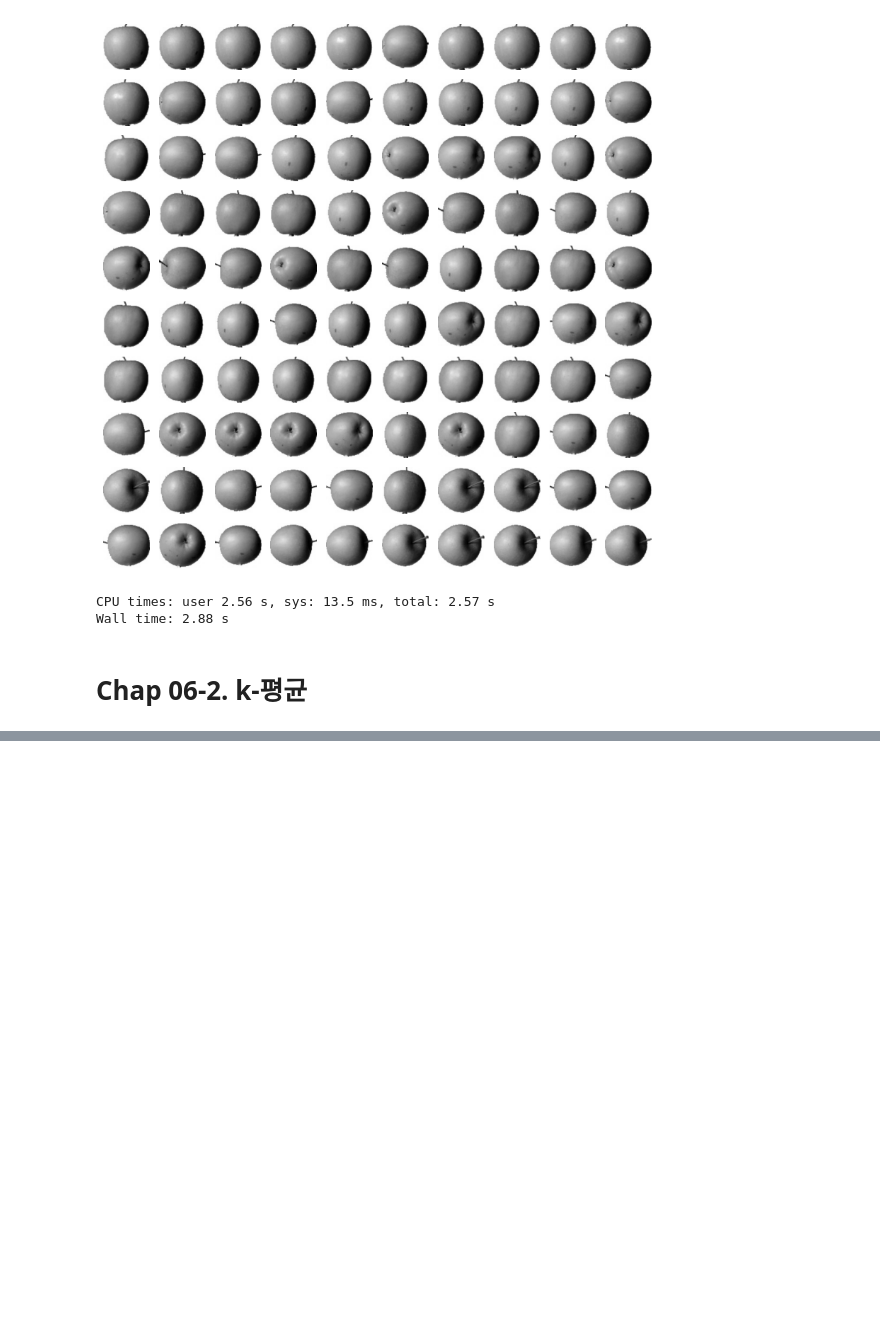
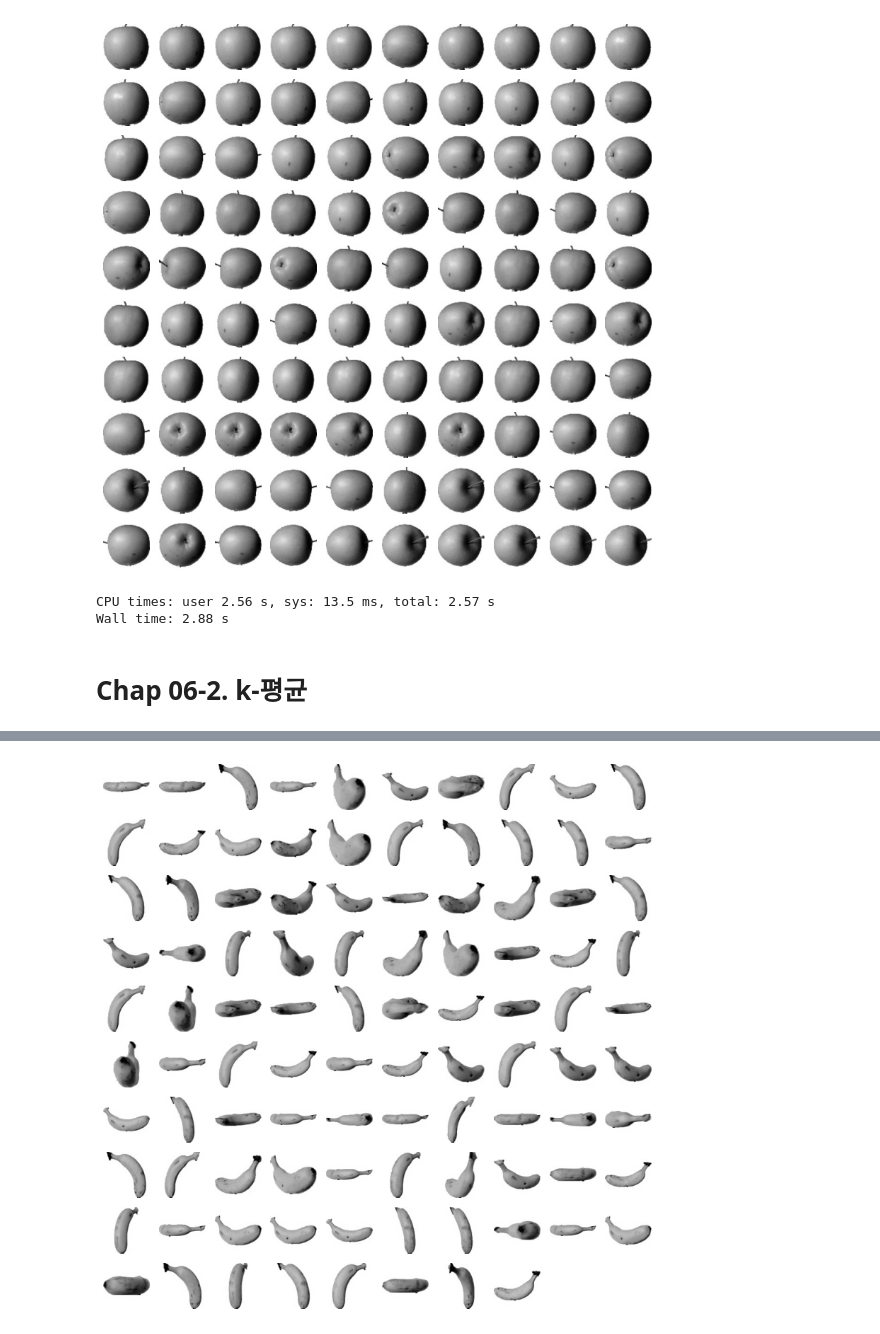
Before and after one commit to peenball/Books, a Jupyter notebook: 혼자_공부하는_머신러닝_딥러닝/Study_혼공머_Chap06.ipynb, the cells around one changed output, grey strips where cells are left out. Saved outputs shown, nothing was run; the diff lists cells and outputs as text; code cells hidden in the pictures; blank space fills up the shorter version.

```diff
--- a/혼자_공부하는_머신러닝_딥러닝/Study_혼공머_Chap06.ipynb
+++ b/혼자_공부하는_머신러닝_딥러닝/Study_혼공머_Chap06.ipynb
@@ -134,0 +182,5 @@ Wall time: 2.88 s
+# %%
+%%time
+draw_fruits(fruits[km.labels_==1])
+# %% [output]
+[figure, added]
```
Also changed, not shown: parts of 14 cells of this notebook.
